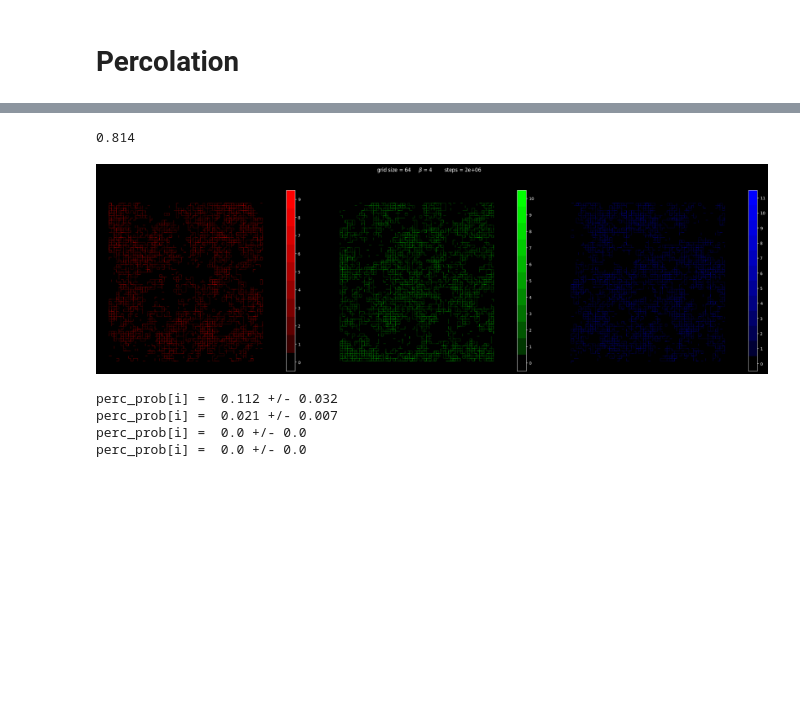
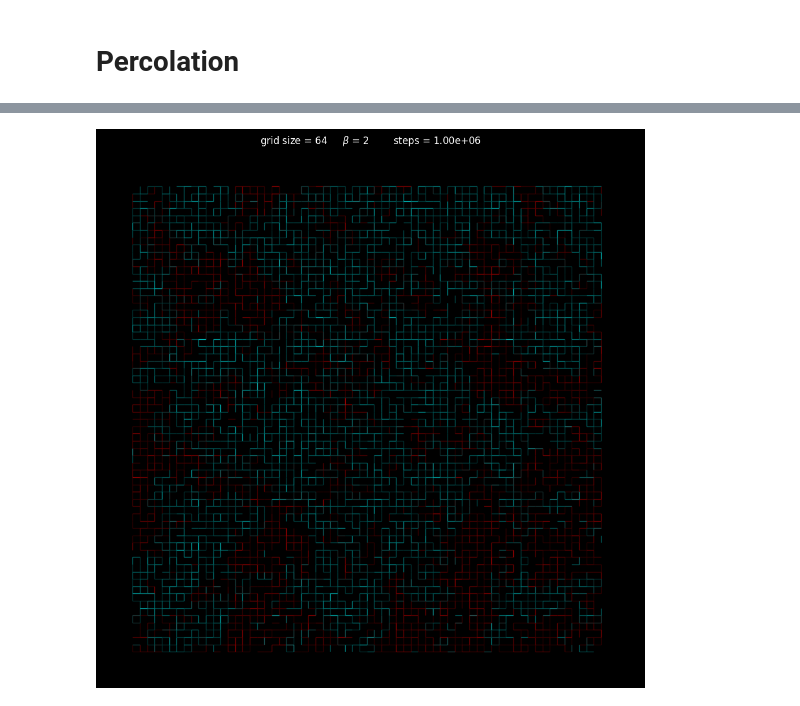
Before and after one commit to lollox1k/Thesis, a Jupyter notebook: Code/percolation_notebook.ipynb, the cells around one changed output, grey strips where cells are left out. Drawn from its saved outputs; the diff is of its cells as text; code cells hidden in the pictures; blank space fills up the shorter version.

```diff
--- a/Code/percolation_notebook.ipynb
+++ b/Code/percolation_notebook.ipynb
@@ -10,12 +20,6 @@ import json
 # %%
-m = StateSpace(3, 64, 4)
+m = StateSpace(2, 64, 2)
 m.step(1_000_000)
-m.step(1_000_000, sample_rate=1_000, observables=[m.check_percolation])
+m.plot_overlap()
+# %% [output]
+[figure, added]
-# %%
-np.mean(m.data['check_percolation'])
-# %% [output]
-0.814
-# %%
-m.plot_grid()
-# %% [output]
-[figure, removed]
@@ -43,34 +25,0 @@ def read_data(file_name):
-# %%
-with open(r'data\\percolation\\2_2024-04-09_14_14_50.json', 'r') as file:
-    data_raw = json.load(file)
-
-
-#data = {
-#    'origin_loop_length': np.concatenate( [np.array(data_raw_1['origin_loop_length']), np.array(data_raw_2['origin_loop_length']), np.array(data_raw_3['origin_loop_length'])] )
-#}
-
-data = {
-    'percolation': np.array(data_raw['percolation'])
-}
-
-coords = {
-    'grid_size': [32, 64, 96, 128]
-}
-
-dims = {
-    'percolation': ['grid_size']
-}
-
-idata = az.convert_to_inference_data(data, coords=coords, dims=dims)
-summary = az.summary(idata)
-
-perc_prob = summary['mean']
-sigma = summary['mcse_mean']
-
-for i in range(4):
-    print(f'{perc_prob[i] =  } +/- {sigma[i]}')
-# %% [output]
-perc_prob[i] =  0.112 +/- 0.032
-perc_prob[i] =  0.021 +/- 0.007
-perc_prob[i] =  0.0 +/- 0.0
-perc_prob[i] =  0.0 +/- 0.0
```
Also changed, not shown: parts of 19 cells of this notebook, 19 other files.
